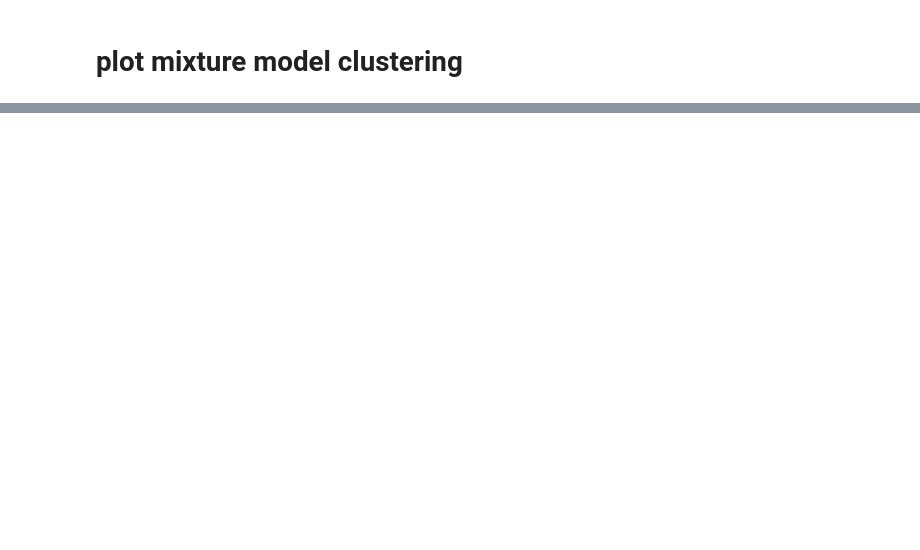
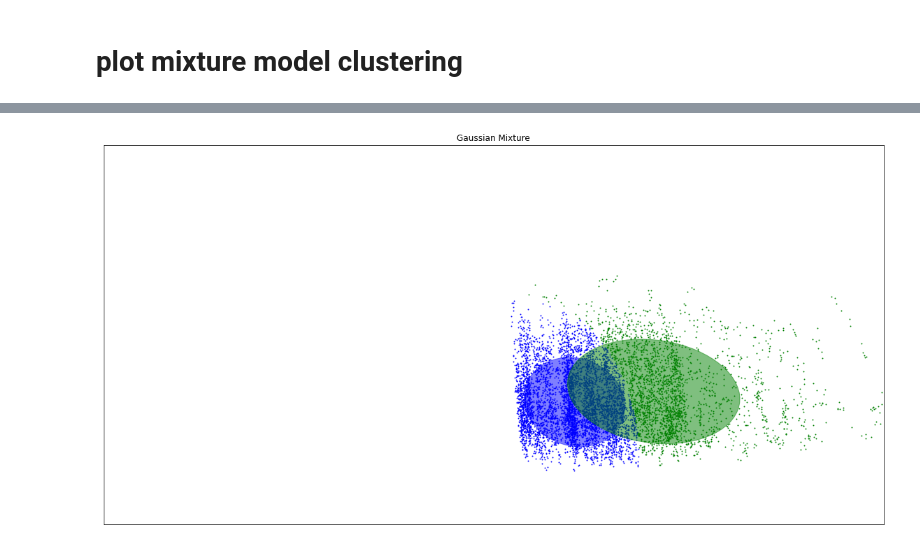
Before and after one commit to webclinic017/deep-rl-learning, a Jupyter notebook: autoencoder/understanding-lstm-autoencoder.ipynb, the cells around one changed output, grey strips where cells are left out. Drawn from its saved outputs; the diff is of its cells as text; code cells hidden in the pictures; blank space fills up the shorter version.

```diff
--- a/autoencoder/understanding-lstm-autoencoder.ipynb
+++ b/autoencoder/understanding-lstm-autoencoder.ipynb
@@ -211 +267,15 @@ plot_results(X_encoded_pca, gmm.predict(X_encoded_pca), gmm.means_, gmm.covarian
+# %%
+gmm = GaussianMixture(n_components=2, random_state=42).fit(X_train_encoded_pca)
+plot_results(X_test_encoded_pca, gmm.predict(X_test_encoded_pca), gmm.means_, gmm.covariances_, 0, 'Gaussian Mixture')
+#Plotting
+# fig = plt.figure(1, figsize=(12,10))
+# ax = Axes3D(fig, rect=[0, 0, 0.95, 1], elev=48, azim=134)
+# ax.scatter(X_test_encoded_pca[:, 1], X_test_encoded_pca[:, 0], X_test_encoded_pca[:, 2],
+#           c=gmm.predict(X_test_encoded_pca), edgecolor="k", s=50)
+# # ax.set_xlabel("Petal width")
+# # ax.set_ylabel("Sepal length")
+# # ax.set_zlabel("Petal length")
+# plt.title("GaussianMixture", fontsize=14)
+# %% [output]
+[figure, added]
 # %%
```
Also changed, not shown: parts of 18 cells of this notebook, 2 other files.
